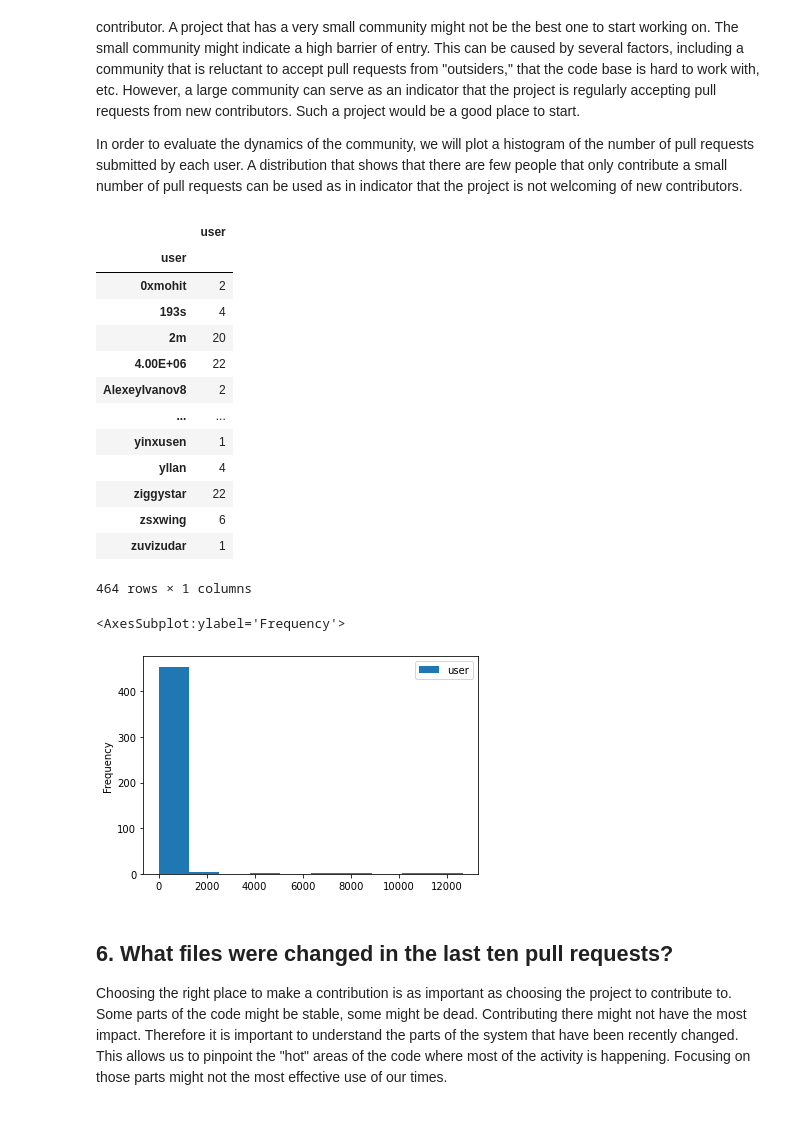
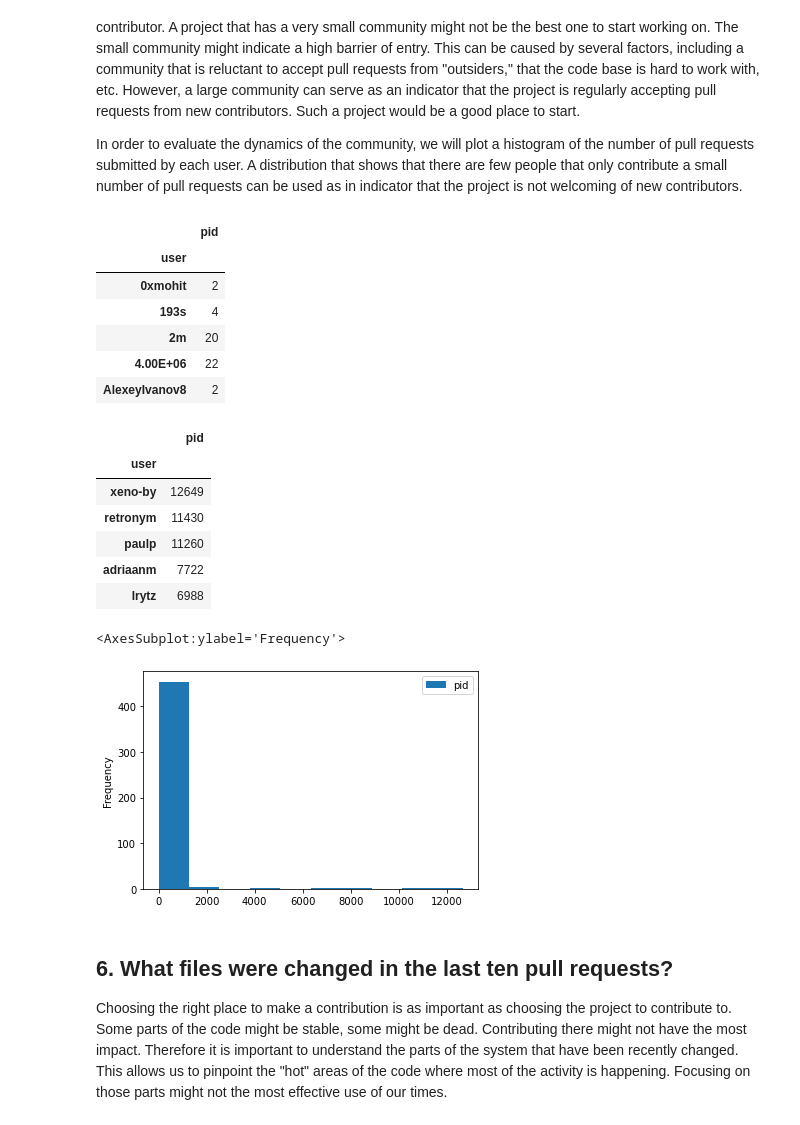
Before and after one commit to AbhinavAB/Projects, a Jupyter notebook: DS/GitHUB.ipynb, the cells around one changed output. Drawn from its saved outputs; the diff is of its cells as text; code cells hidden in the pictures.

```diff
--- a/DS/GitHUB.ipynb
+++ b/DS/GitHUB.ipynb
@@ -14,9 +14,12 @@
 import pandas as pd
 
 # Loading in the data
-pulls_one = pd.read_csv('datasets/pulls_2011-2013.csv')
-pulls_two = pd.read_csv('datasets/pulls_2014-2018.csv')
-pull_files = pd.read_csv('datasets/pull_files.csv')
+#pulls_one = pd.read_csv('datasets/pulls_2011-2013.csv')
+#pulls_two = pd.read_csv('datasets/pulls_2014-2018.csv')
+#pull_files = pd.read_csv('datasets/pull_files.csv')
+pulls_one = pd.read_csv('../DataSets/pulls_2011-2013.csv')
+pulls_two = pd.read_csv('../DataSets/pulls_2014-2018.csv')
+pull_files = pd.read_csv('../DataSets/pull_files.csv')
 # %% [markdown]
 ## 2. Preparing and cleaning the data
 <p>First, we will need to combine the data from the two separate pull DataFrames. </p>
@@ -90,30 +93,31 @@ counts.plot(kind='bar')
 # %%
 # Required for matplotlib
 %matplotlib inline
 
 # Group by the submitter
-by_user = data.groupby('user').agg({'user':'count'})
-display(by_user)
-#display(by_user.sort_values(ascending=False, by='user').head())
+#by_user = data.groupby('user').agg({'user':'count'})
+by_user = data.groupby('user').agg({'pid':'count'})
+display(by_user.head())
+display(by_user.sort_values(ascending=False, by='pid').head())
 # Plot the histogram
 by_user.plot(kind='hist')
 # %% [output]
-|  | user |
+|  | pid |
 | user |  |
 | 0xmohit | 2 |
 | 193s | 4 |
 | 2m | 20 |
 | 4.00E+06 | 22 |
 | AlexeyIvanov8 | 2 |
-| ... | ... |
-| yinxusen | 1 |
-| yllan | 4 |
-| ziggystar | 22 |
-| zsxwing | 6 |
-| zuvizudar | 1 |
+|  | pid |
+| user |  |
+| xeno-by | 12649 |
+| retronym | 11430 |
+| paulp | 11260 |
+| adriaanm | 7722 |
+| lrytz | 6988 |
-464 rows × 1 columns
+<AxesSubplot:ylabel='Frequency'>
-<AxesSubplot:ylabel='Frequency'>
-[figure, old version]
+[figure, new version]
 # %% [markdown]
 ## 6. What files were changed in the last ten pull requests?
 <p>Choosing the right place to make a contribution is as important as choosing the project to contribute to. Some parts of the code might be stable, some might be dead. Contributing there might not have the most impact. Therefore it is important to understand the parts of the system that have been recently changed. This allows us to pinpoint the "hot" areas of the code where most of the activity is happening. Focusing on those parts might not the most effective use of our times.</p>
```
